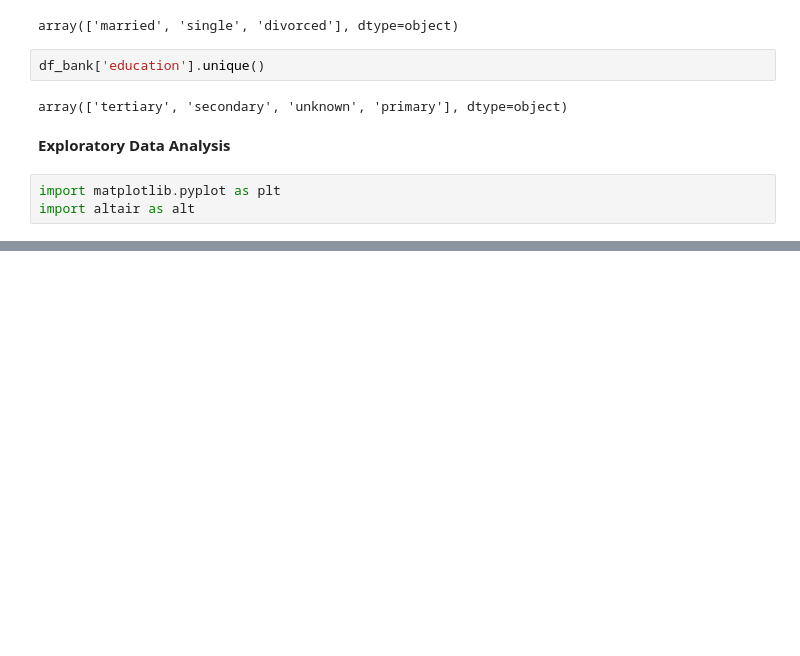
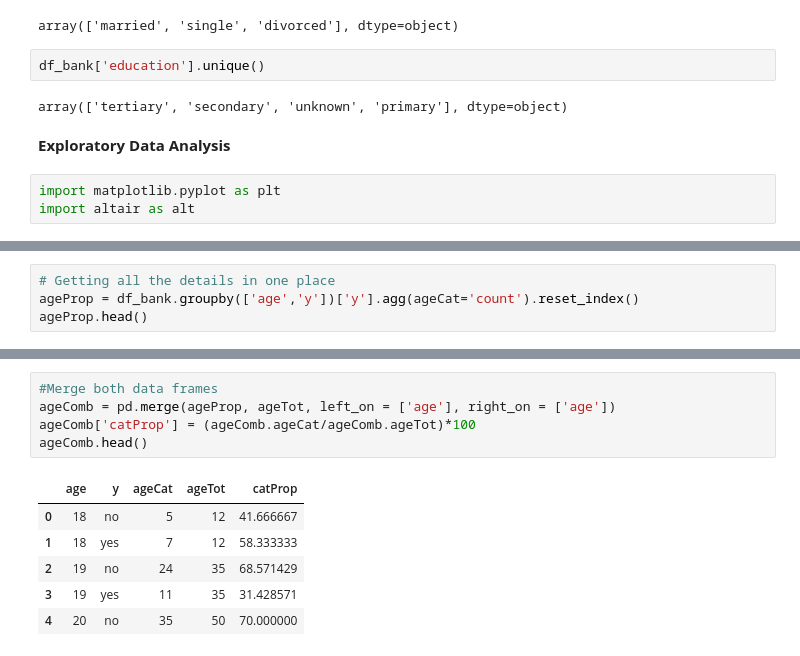
Before and after one commit to FauziArifin/PacktData, a Jupyter notebook: Term_Deposits.ipynb, the cells around one changed output, grey strips where cells are left out. Drawn from its saved outputs; the diff is of its cells as text; blank space fills up the shorter version.

Commit message:
Start Exploratory Data Analysis

```diff
--- a/Term_Deposits.ipynb
+++ b/Term_Deposits.ipynb
@@ -111,0 +133,4 @@ import altair as alt
+# %%
+# Getting all the details in one place
+ageProp = df_bank.groupby(['age','y'])['y'].agg(ageCat='count').reset_index()
+ageProp.head()
@@ -111,0 +144,12 @@ import altair as alt
+# %%
+#Merge both data frames
+ageComb = pd.merge(ageProp, ageTot, left_on = ['age'], right_on = ['age'])
+ageComb['catProp'] = (ageComb.ageCat/ageComb.ageTot)*100
+ageComb.head()
+# %% [output]
+|  | age | y | ageCat | ageTot | catProp |
+| 0 | 18 | no | 5 | 12 | 41.666667 |
+| 1 | 18 | yes | 7 | 12 | 58.333333 |
+| 2 | 19 | no | 24 | 35 | 68.571429 |
+| 3 | 19 | yes | 11 | 35 | 31.428571 |
+| 4 | 20 | no | 35 | 50 | 70.000000 |
```
Also changed, not shown: parts of 5 cells of this notebook.
